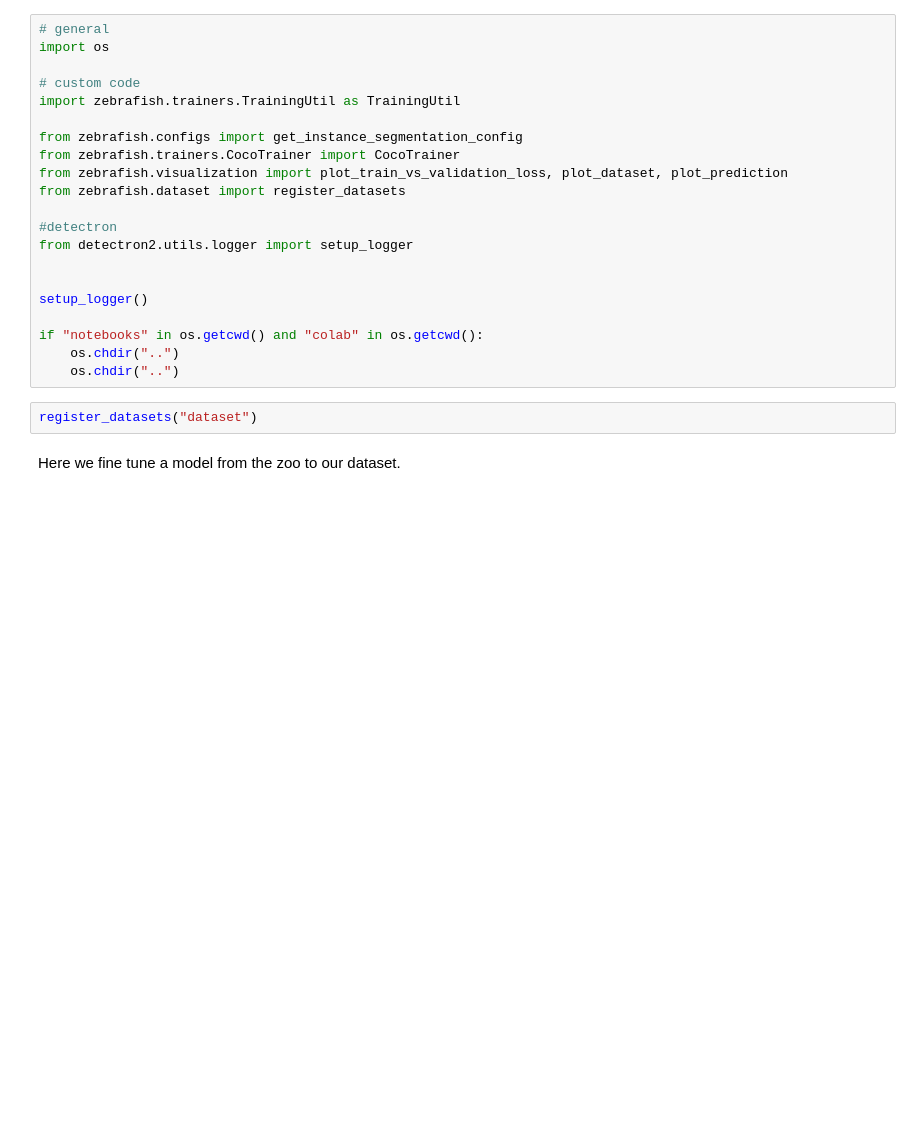
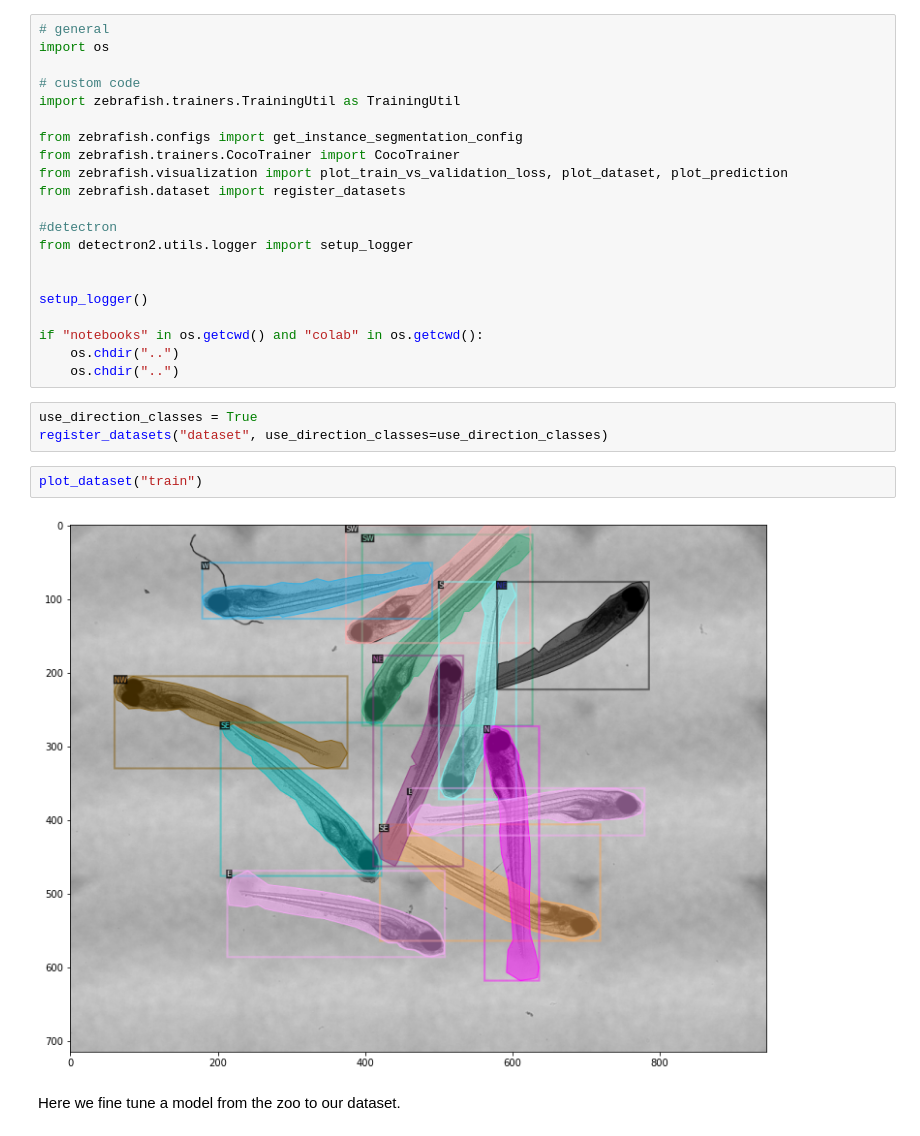
Before and after one commit to j0rd1smit/CS4245_cv_project_zebra_fish, a Jupyter notebook: notebooks/colab/Detectron2_zebra_fish_segmatation-Copy1.ipynb, the cells around one changed output. Saved outputs shown, nothing was run; the diff lists cells and outputs as text; blank space fills up the shorter version.

Commit message:
optioneel direction labels

```diff
--- a/notebooks/colab/Detectron2_zebra_fish_segmatation-Copy1.ipynb
+++ b/notebooks/colab/Detectron2_zebra_fish_segmatation-Copy1.ipynb
@@ -25,8 +25,13 @@ setup_logger()
 if "notebooks" in os.getcwd() and "colab" in os.getcwd():
     os.chdir("..")
     os.chdir("..")
-# %%
-register_datasets("dataset")
+# %%
+use_direction_classes = True
+register_datasets("dataset", use_direction_classes=use_direction_classes)
+# %%
+plot_dataset("train")
+# %% [output]
+[figure, added]
 # %% [markdown]
 Here we fine tune a model from the zoo to our dataset.
 # %%
```
Also changed, not shown: parts of 4 cells of this notebook, 6 other files.
